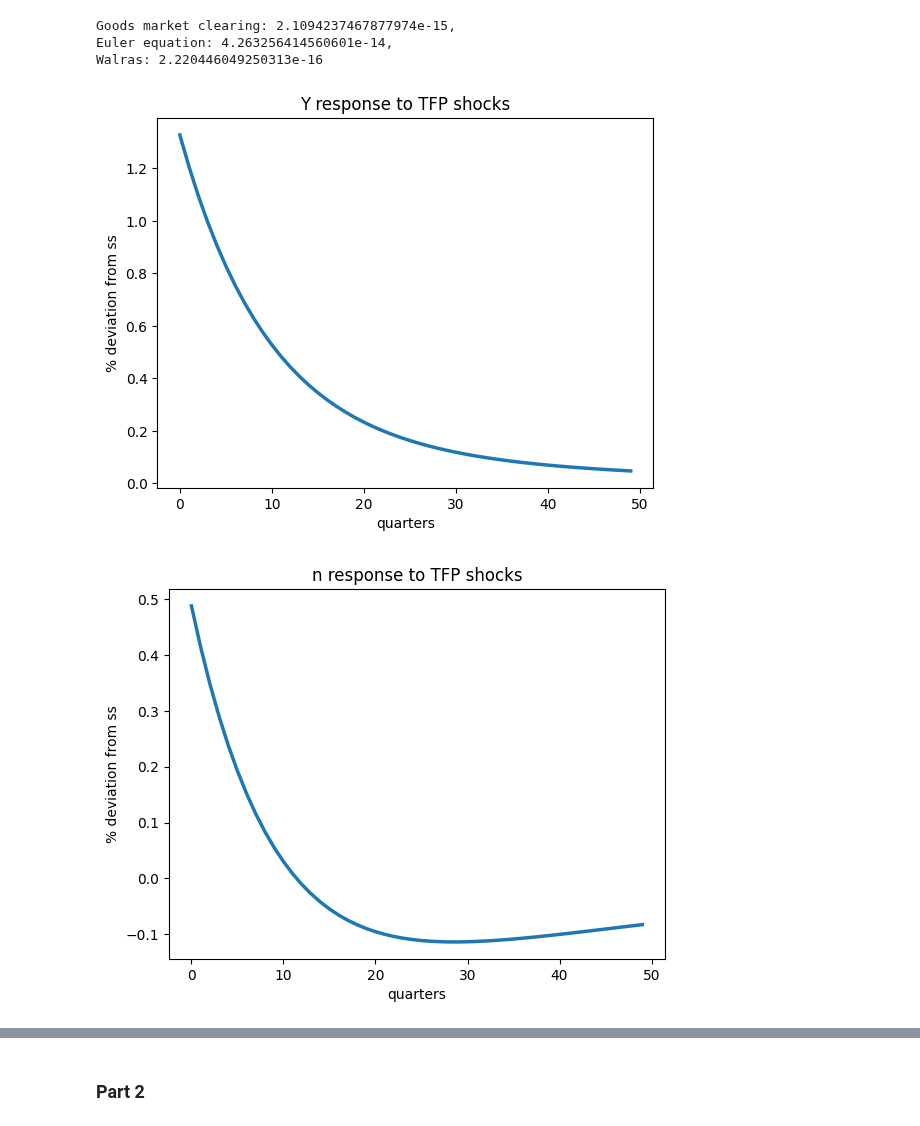
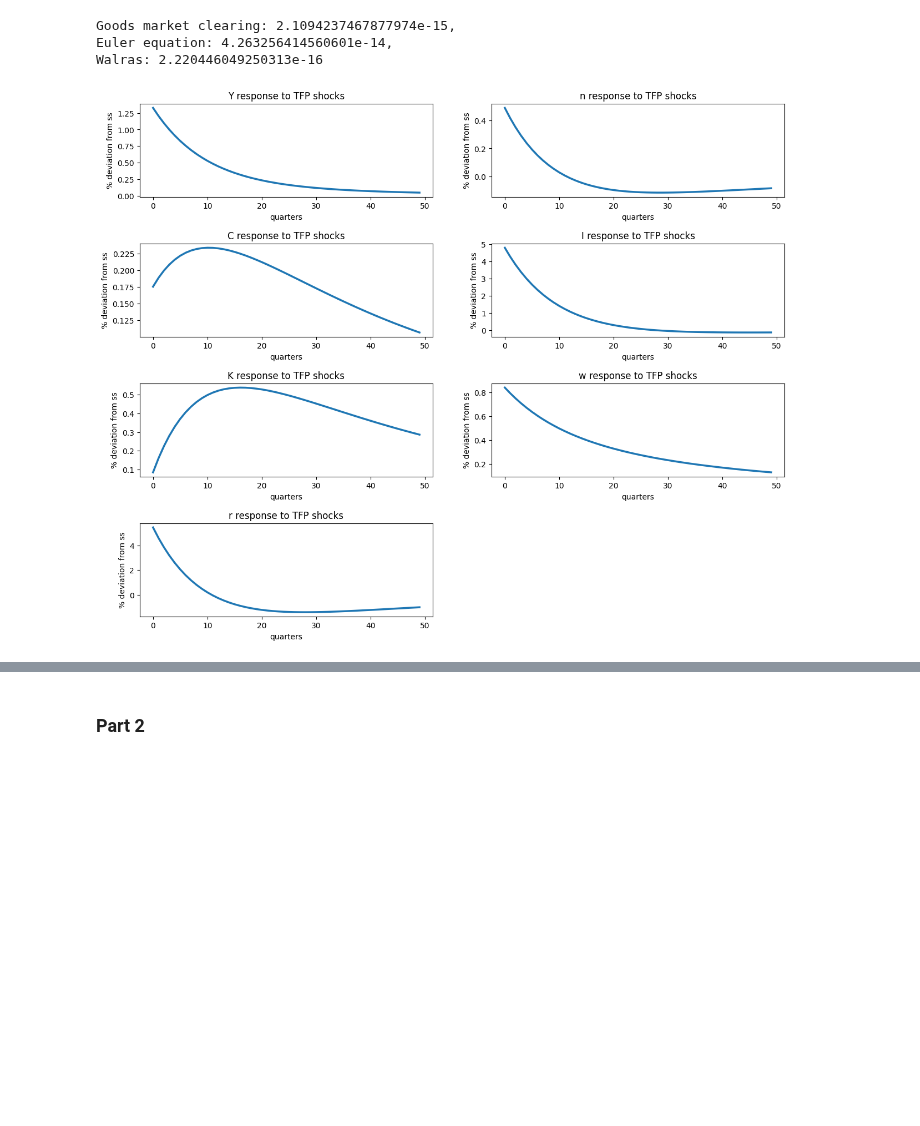
Before and after one commit to sthau/econ-212, a Jupyter notebook: pset1.ipynb, the cells around one changed output, grey strips where cells are left out. Cells and saved outputs as stored; diff of their text form; code cells hidden in the pictures; blank space fills up the shorter version.

Commit message:
nicer plots

```diff
--- a/pset1.ipynb
+++ b/pset1.ipynb
@@ -185,13 +185,21 @@ da[:, 1] = impact * ss['a'] * rho**np.arange(T)
 # %%
 VAR_LIST = ["Y", "n", "C", "I", "K", "w", "r"]
 # %%
-for var in VAR_LIST:
+plt.figure(figsize=(15, 12))
+plt.subplots_adjust(hspace=0.5)
+
+
+for i in range(len(VAR_LIST)):
+    var = VAR_LIST[i]
     dVal = 100 * G[var]['a'] @ da / ss[var]
-    plt.plot(dVal[:50, 1], linewidth=2.5)
-    plt.title(f'{var} response to TFP shocks')
-    plt.ylabel('% deviation from ss')
-    plt.xlabel('quarters')
-    plt.show()
+
+    ax = plt.subplot(4, 2, i + 1)
+
+    ax.plot(dVal[:50, 1], linewidth=2.5)
+    ax.set_title(f'{var} response to TFP shocks')
+    ax.set_ylabel('% deviation from ss')
+    ax.set_xlabel('quarters')
+
+plt.show()
 # %% [output]
-[figure, old version]
+[figure, new version]
-[figure, removed]
```
Also changed, not shown: parts of 27 cells of this notebook.
